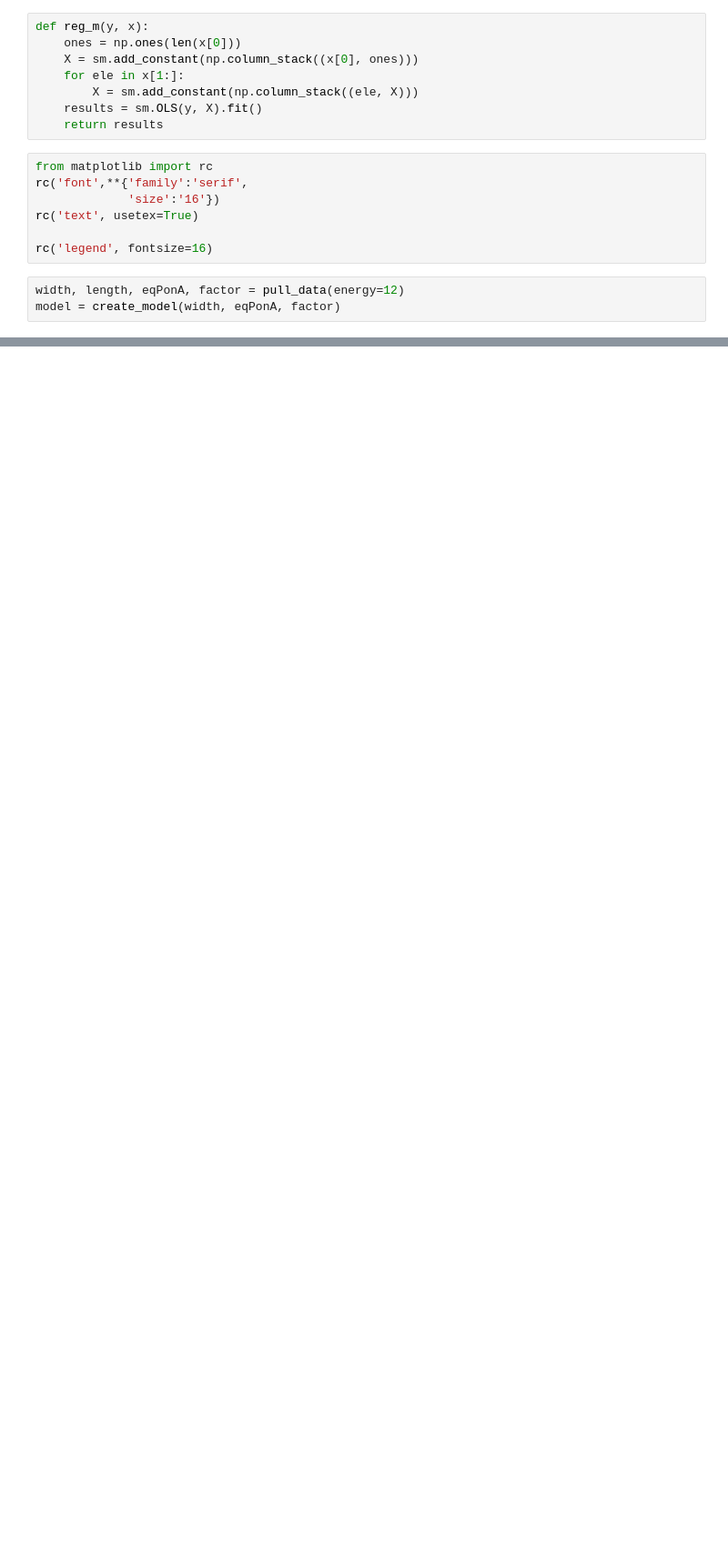
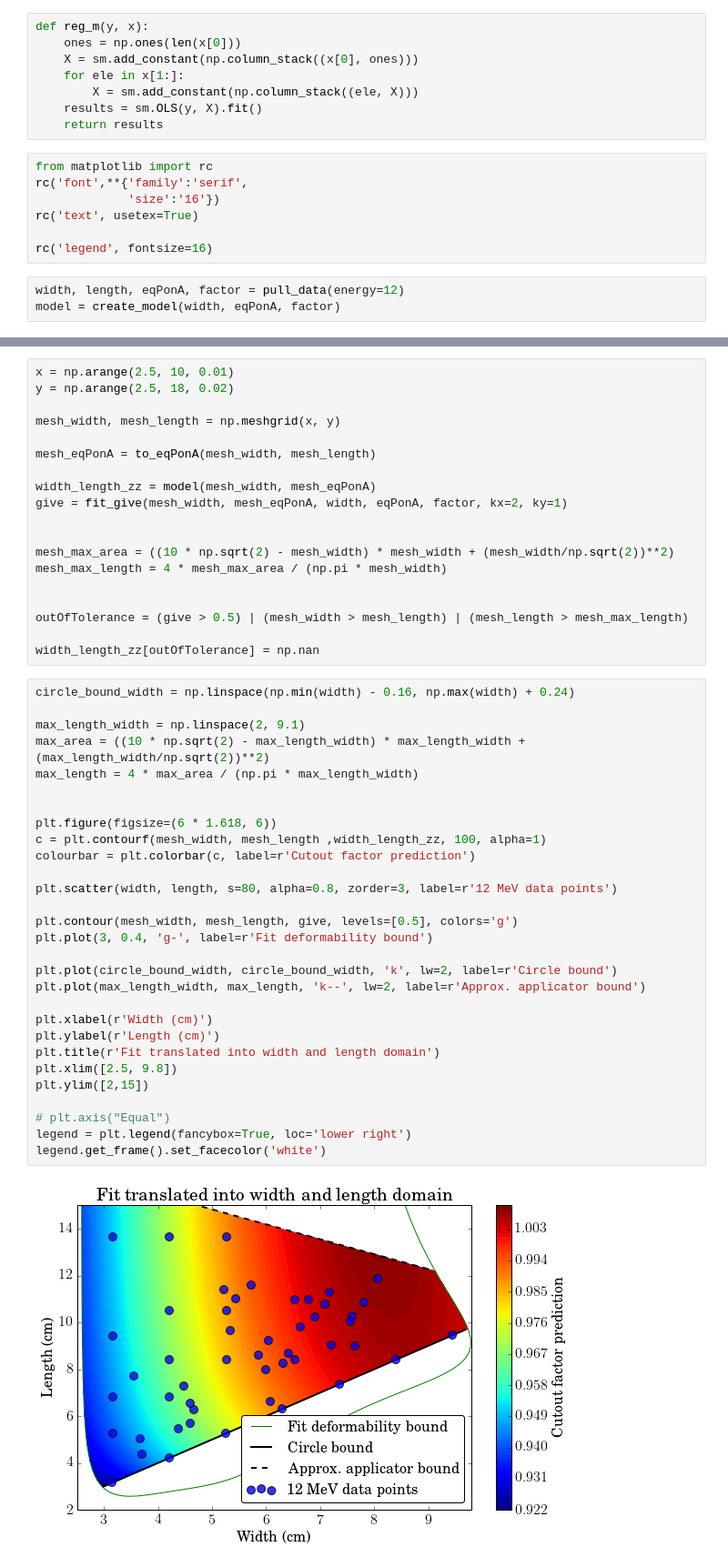
Before and after one commit to SimonBiggs/electronfactors, a Jupyter notebook: examples/Results model figures.ipynb, the cells around one changed output, grey strips where cells are left out. Shown at 91% size. Cells and saved outputs as stored; diff of their text form; blank space fills up the shorter version.

```diff
--- a/examples/Results model figures.ipynb
+++ b/examples/Results model figures.ipynb
@@ -73,0 +87,50 @@ plt.legend()
+# %%
+x = np.arange(2.5, 10, 0.01)
+y = np.arange(2.5, 18, 0.02)
+
+mesh_width, mesh_length = np.meshgrid(x, y)
+
+mesh_eqPonA = to_eqPonA(mesh_width, mesh_length)
+
+width_length_zz = model(mesh_width, mesh_eqPonA)
+give = fit_give(mesh_width, mesh_eqPonA, width, eqPonA, factor, kx=2, ky=1)
+
+
+mesh_max_area = ((10 * np.sqrt(2) - mesh_width) * mesh_width + (mesh_width/np.sqrt(2))**2)
+mesh_max_length = 4 * mesh_max_area / (np.pi * mesh_width)
+
+
+outOfTolerance = (give > 0.5) | (mesh_width > mesh_length) | (mesh_length > mesh_max_length)
+
+width_length_zz[outOfTolerance] = np.nan
+# %%
+circle_bound_width = np.linspace(np.min(width) - 0.16, np.max(width) + 0.24)
+
+max_length_width = np.linspace(2, 9.1)
+max_area = ((10 * np.sqrt(2) - max_length_width) * max_length_width + (max_length_width/np.sqrt(2))**2)
+max_length = 4 * max_area / (np.pi * max_length_width)
+
+
+plt.figure(figsize=(6 * 1.618, 6))
+c = plt.contourf(mesh_width, mesh_length ,width_length_zz, 100, alpha=1)
+colourbar = plt.colorbar(c, label=r'Cutout factor prediction')
+
+plt.scatter(width, length, s=80, alpha=0.8, zorder=3, label=r'12 MeV data points')
+
+plt.contour(mesh_width, mesh_length, give, levels=[0.5], colors='g')
+plt.plot(3, 0.4, 'g-', label=r'Fit deformability bound')
+
+plt.plot(circle_bound_width, circle_bound_width, 'k', lw=2, label=r'Circle bound')
+plt.plot(max_length_width, max_length, 'k--', lw=2, label=r'Approx. applicator bound')
+
+plt.xlabel(r'Width (cm)')
+plt.ylabel(r'Length (cm)')
+plt.title(r'Fit translated into width and length domain')
+plt.xlim([2.5, 9.8])
+plt.ylim([2,15])
+
+# plt.axis("Equal")
+legend = plt.legend(fancybox=True, loc='lower right')
+legend.get_frame().set_facecolor('white')
+# %% [output]
+[figure, added]
```
Also changed, not shown: parts of 13 cells of this notebook.
